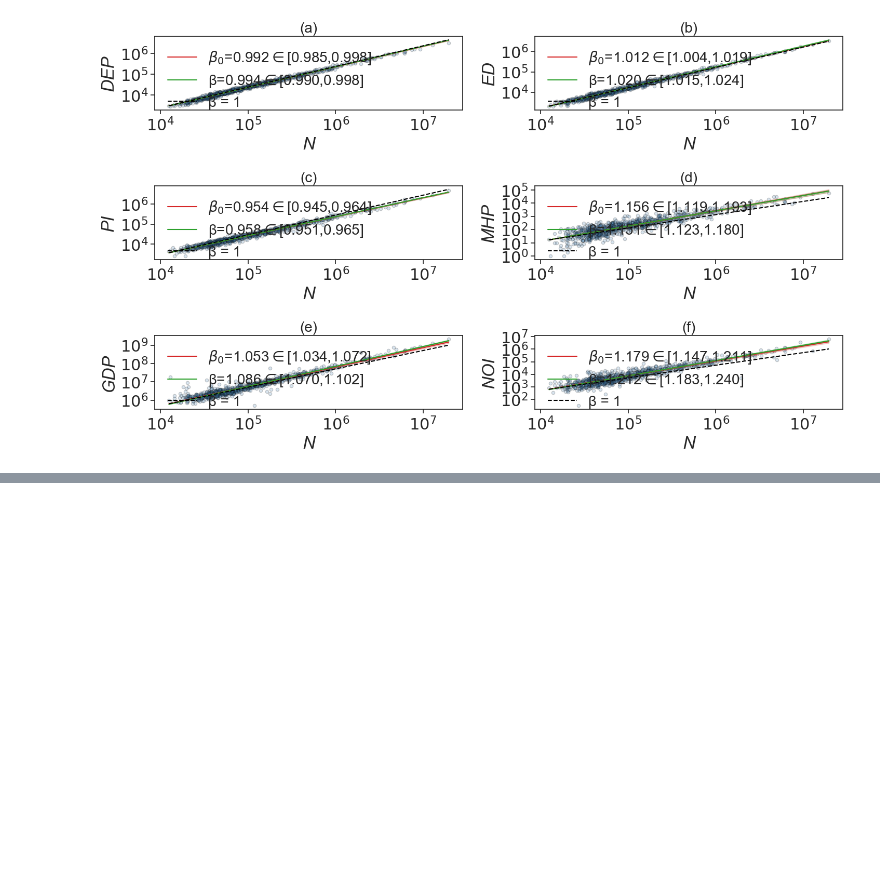
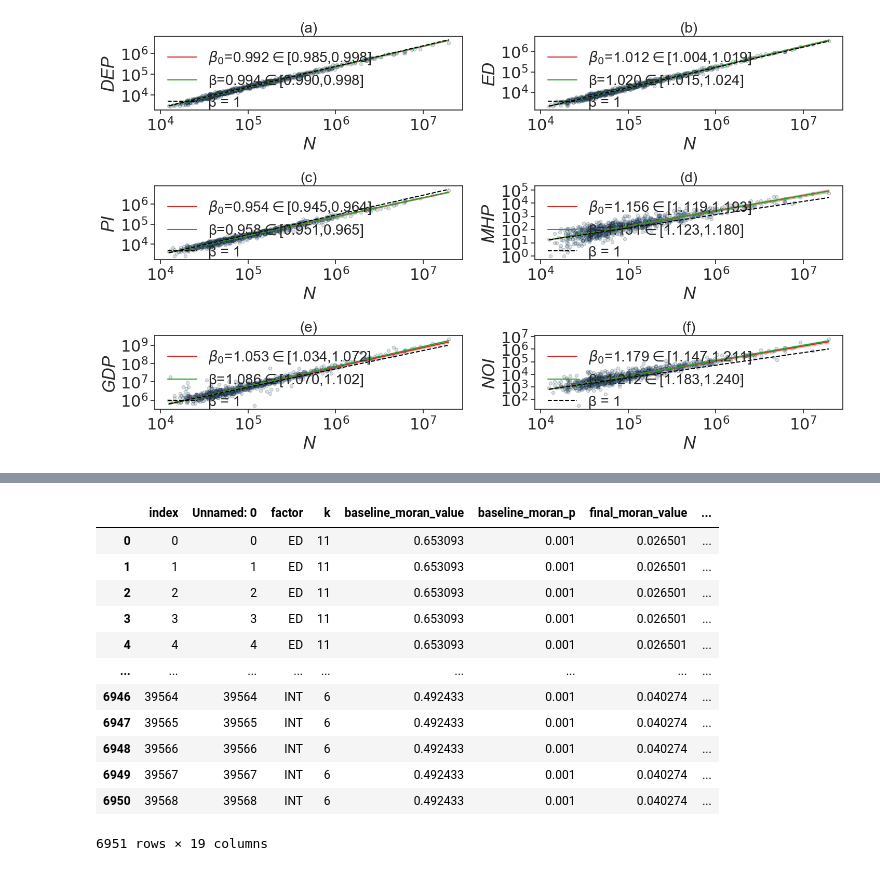
Before and after one commit to ljyyyy120/Captone_depression, a Jupyter notebook: 04_visualization/scaling.ipynb, the cells around one changed output, grey strips where cells are left out. Drawn from its saved outputs; the diff is of its cells as text; code cells hidden in the pictures; blank space fills up the shorter version.

```diff
--- a/04_visualization/scaling.ipynb
+++ b/04_visualization/scaling.ipynb
@@ -143,0 +161,16 @@ plt.show()
+# %%
+df_models
+# %% [output]
+|  | index | Unnamed: 0 | factor | k | baseline_moran_value | baseline_moran_p | final_moran_value | ... |
+| 0 | 0 | 0 | ED | 11 | 0.653093 | 0.001 | 0.026501 | ... |
+| 1 | 1 | 1 | ED | 11 | 0.653093 | 0.001 | 0.026501 | ... |
+| 2 | 2 | 2 | ED | 11 | 0.653093 | 0.001 | 0.026501 | ... |
+| 3 | 3 | 3 | ED | 11 | 0.653093 | 0.001 | 0.026501 | ... |
+| 4 | 4 | 4 | ED | 11 | 0.653093 | 0.001 | 0.026501 | ... |
+| ... | ... | ... | ... | ... | ... | ... | ... | ... |
+| 6946 | 39564 | 39564 | INT | 6 | 0.492433 | 0.001 | 0.040274 | ... |
+| 6947 | 39565 | 39565 | INT | 6 | 0.492433 | 0.001 | 0.040274 | ... |
+| 6948 | 39566 | 39566 | INT | 6 | 0.492433 | 0.001 | 0.040274 | ... |
+| 6949 | 39567 | 39567 | INT | 6 | 0.492433 | 0.001 | 0.040274 | ... |
+| 6950 | 39568 | 39568 | INT | 6 | 0.492433 | 0.001 | 0.040274 | ... |
+6951 rows × 19 columns
```
Also changed, not shown: parts of 3 cells of this notebook, 29 other files.
